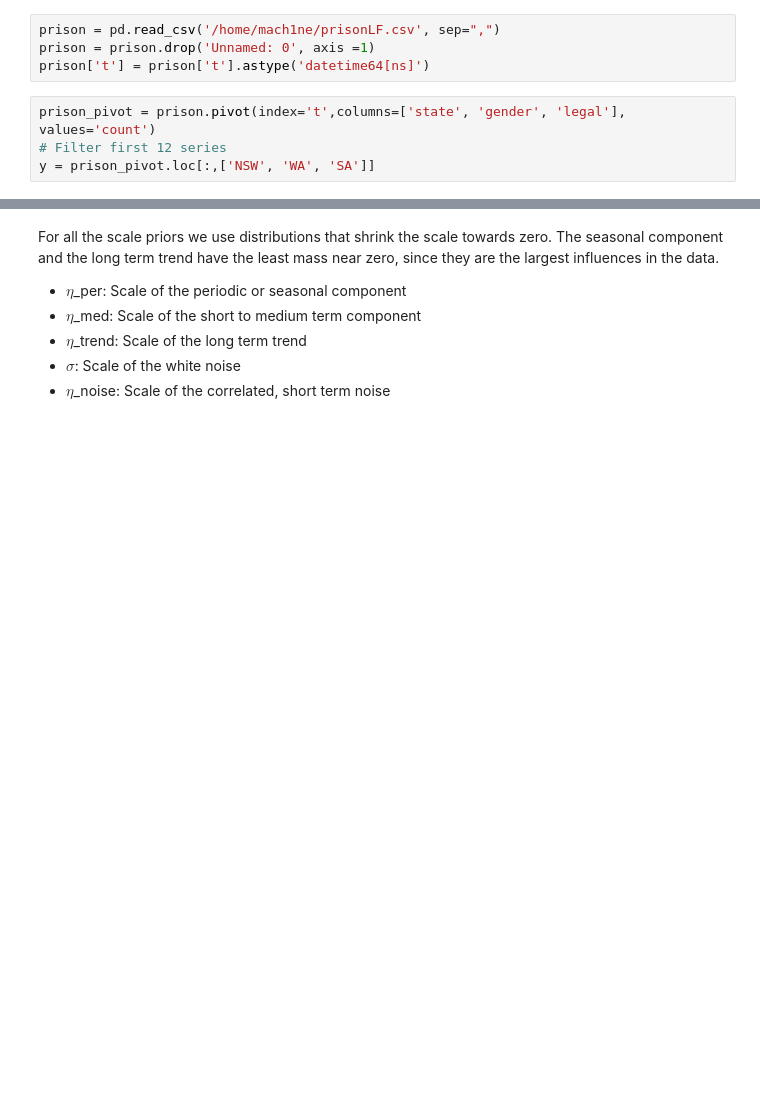
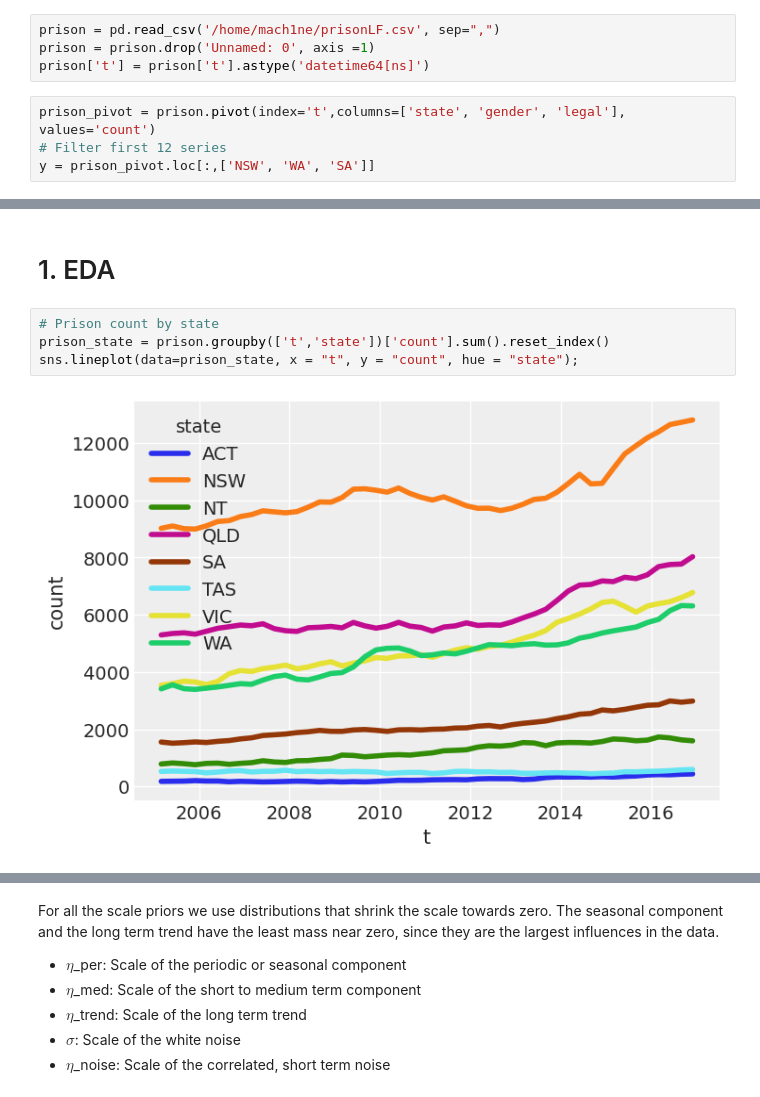
Before and after one commit to luisroque/Time-Series-Statistical-Models-Experiments, a Jupyter notebook: PhD_GaussianProcesses.ipynb, the cells around one changed output, grey strips where cells are left out. Cells and saved outputs as stored; diff of their text form; blank space fills up the shorter version.

```diff
--- a/PhD_GaussianProcesses.ipynb
+++ b/PhD_GaussianProcesses.ipynb
@@ -181,0 +90,8 @@ Here I'll include the hierarchical structure of the model, not only the likeliho
+# %% [markdown]
+# 1. EDA
+# %%
+# Prison count by state
+prison_state = prison.groupby(['t','state'])['count'].sum().reset_index()
+sns.lineplot(data=prison_state, x = "t", y = "count", hue = "state");
+# %% [output]
+[figure, added]
```
Also changed, not shown: parts of 47 cells of this notebook.
